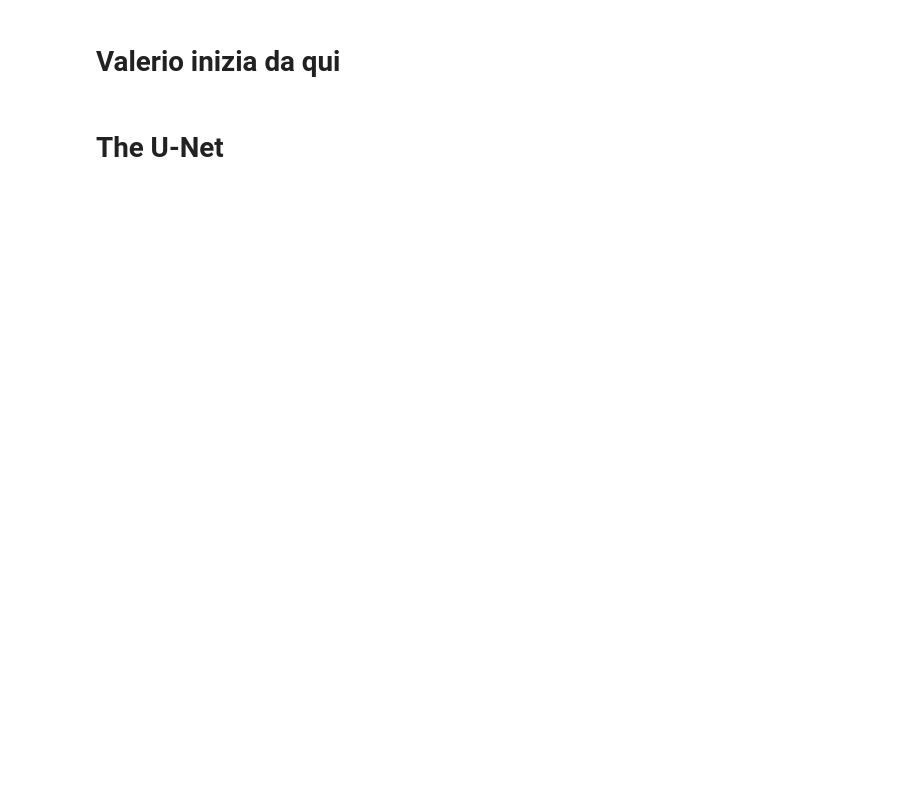
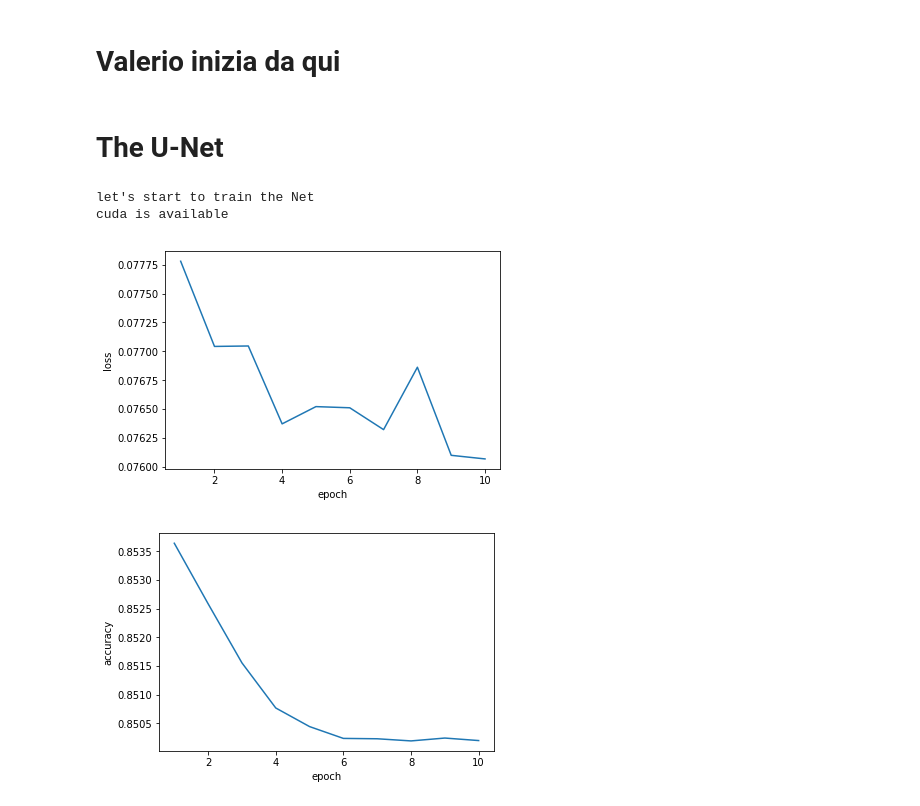
Before and after one commit to diegofiori/ML_RoadSegmentation, a Jupyter notebook: ML_notebook_Diego.ipynb, the cells around one changed output. Cells and saved outputs as stored; diff of their text form; code cells hidden in the pictures; blank space fills up the shorter version.

Commit message:
Unet

```diff
--- a/ML_notebook_Diego.ipynb
+++ b/ML_notebook_Diego.ipynb
@@ -59,7 +59,7 @@ class DatasetUNet(tc.utils.data.Dataset):
         return len(self.files)
 
     def true_len(self):
-        return len(self.files)*(1+3*self.rot)*(1+1*self.noise)*(1+1*self.do_flip)
+        return len(self.files)*(1+7*self.rot)*(1+1*self.noise)*(1+1*self.do_flip)
 
     def __getitem__(self, index):
         image = load_image(self.image_dir + self.files[index])
@@ -144,7 +144,7 @@ class DatasetUNet(tc.utils.data.Dataset):
             features = 3
         return features
     def get_mini(self):
-        return (1+3*self.rot)*(1+1*self.do_flip)*(1+1*self.noise)
+        return (1+7*self.rot)*(1+1*self.do_flip)*(1+1*self.noise)
 # %%
 class Testset(tc.utils.data.Dataset):
     def __init__(self, root_dir, nb_test_imgs, do_prep = False, normalize=False):
@@ -435,14 +441,20 @@ tc.cuda.empty_cache()
 # %%
 #test_imgs=imgs[n:N]
 #test_mask = gt_imgs[n:N]
 lr = 1e-4
-max_epochs = 25
+max_epochs = 10
 mini_batch_size=1
-nb_test = 10
+nb_test = 1
 print('let\'s start to train the Net')
+np.random.seed(52)
 
-model = train_UNet('training/', lr, max_epochs, mini_batch_size,nb_test, do_preprocessing=True, model = model,
-                  model_path = 'Model_UNet/model_CPU_v3.pt')
+model = train_UNet('training/', lr, max_epochs, mini_batch_size,nb_test, do_preprocessing=False, model = model,
+                  model_path = 'Model_UNet/model_UNet_v1.pt')
+# %% [output]
+let's start to train the Net
+cuda is available
+[figure, added]
+[figure, added]
 # %%
 model.cpu()
 # %%
```
Also changed, not shown: parts of 2 cells of this notebook.
